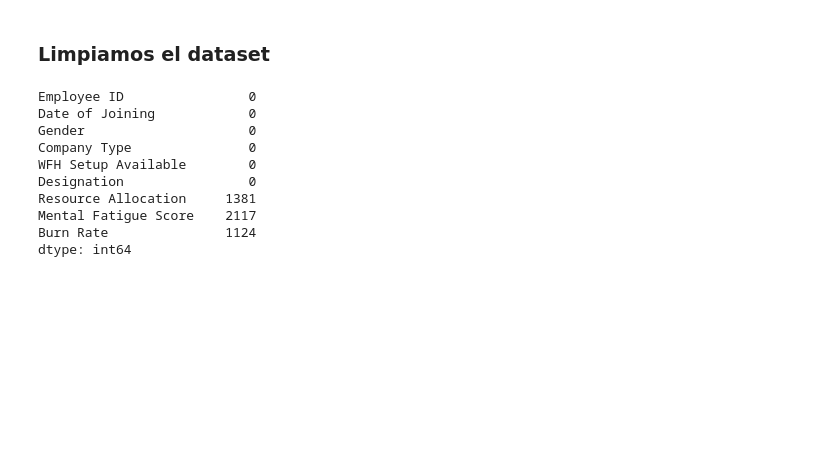
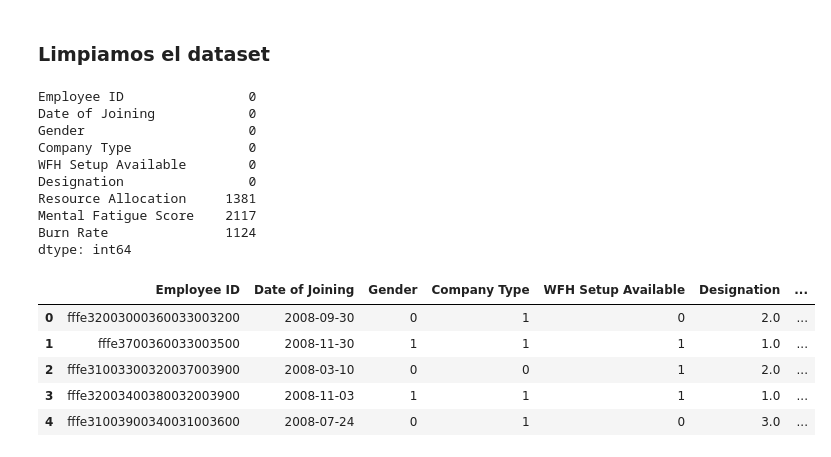
Before and after one commit to karinaaq/HackerEarth_MLPractice, a Jupyter notebook: Employee_burnout_rate/Employee_BurnOut.ipynb, the cells around one changed output. Saved outputs shown, nothing was run; the diff lists cells and outputs as text; code cells hidden in the pictures; blank space fills up the shorter version.

```diff
--- a/Employee_burnout_rate/Employee_BurnOut.ipynb
+++ b/Employee_burnout_rate/Employee_BurnOut.ipynb
@@ -35 +52,10 @@ dtype: int64
+# %%
+train.head()
+# %% [output]
+|  | Employee ID | Date of Joining | Gender | Company Type | WFH Setup Available | Designation | ... |
+| 0 | fffe32003000360033003200 | 2008-09-30 | 0 | 1 | 0 | 2.0 | ... |
+| 1 | fffe3700360033003500 | 2008-11-30 | 1 | 1 | 1 | 1.0 | ... |
+| 2 | fffe31003300320037003900 | 2008-03-10 | 0 | 0 | 1 | 2.0 | ... |
+| 3 | fffe32003400380032003900 | 2008-11-03 | 1 | 1 | 1 | 1.0 | ... |
+| 4 | fffe31003900340031003600 | 2008-07-24 | 0 | 1 | 0 | 3.0 | ... |
 # %%
```
Also changed, not shown: parts of 15 cells of this notebook, 6 other files.
